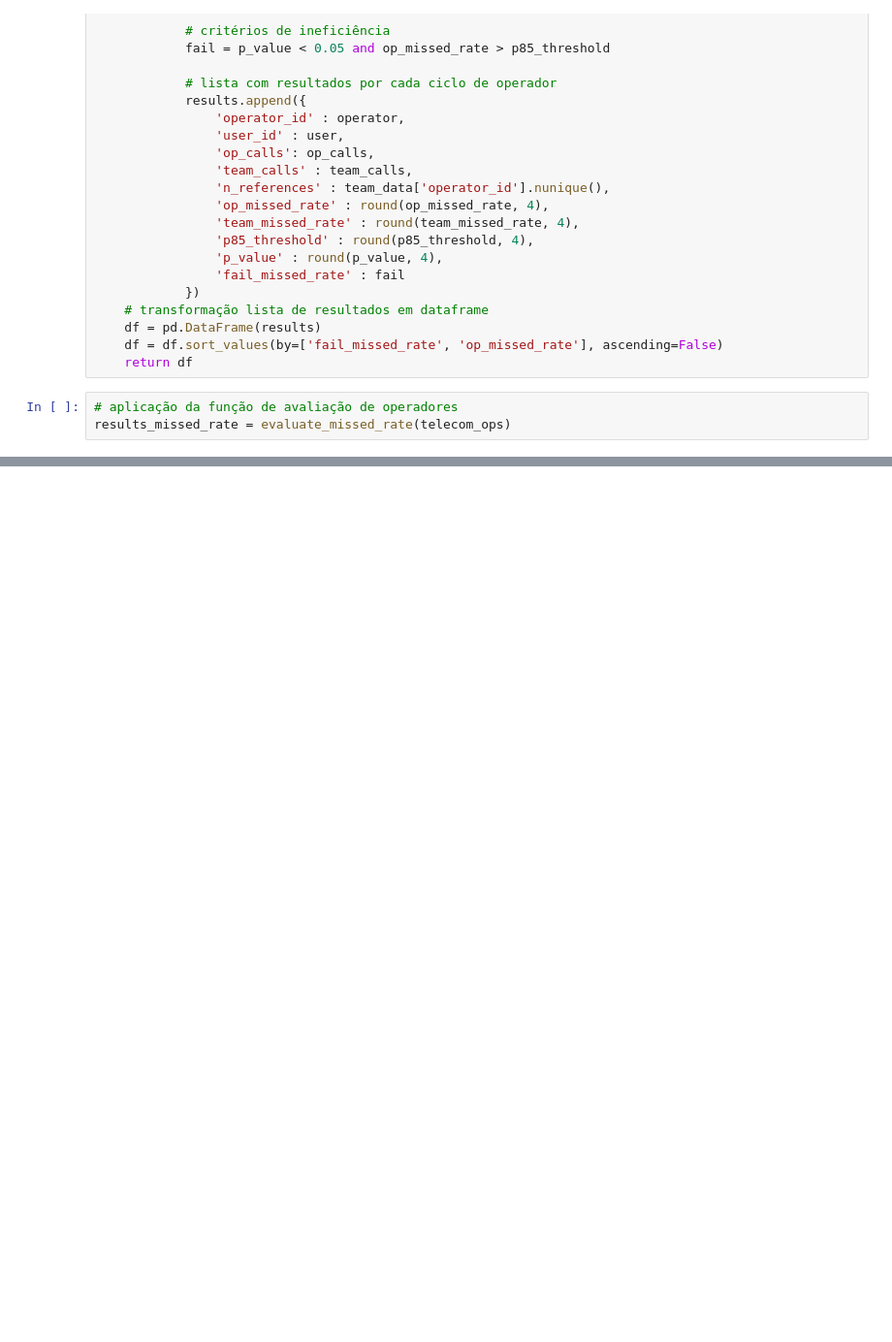
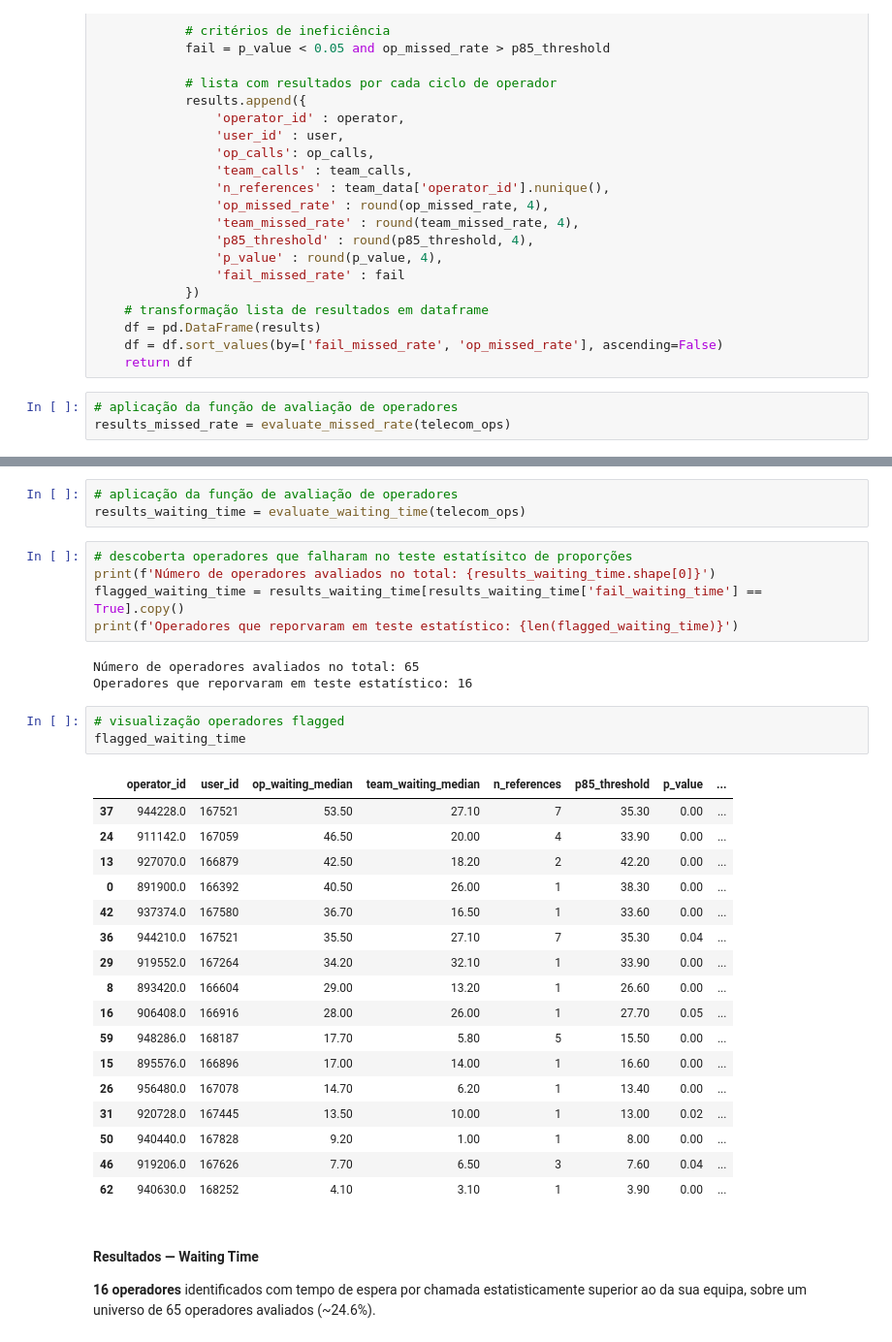
Before and after one commit to rodriguesbrian/tt14_call_me_maybe_project, a Jupyter notebook: notebook/analysis.ipynb, the cells around one changed output, grey strips where cells are left out. Shown at 97% size. Cells and saved outputs as stored; diff of their text form; blank space fills up the shorter version.

```diff
--- a/notebook/analysis.ipynb
+++ b/notebook/analysis.ipynb
@@ -1162,0 +1258,36 @@ Cada um dos 4 operadores flagged pertence a uma empresa distinta — não há ev
+# %%
+# aplicação da função de avaliação de operadores
+results_waiting_time = evaluate_waiting_time(telecom_ops)
+# %%
+# descoberta operadores que falharam no teste estatísitco de proporções
+print(f'Número de operadores avaliados no total: {results_waiting_time.shape[0]}')
+flagged_waiting_time = results_waiting_time[results_waiting_time['fail_waiting_time'] == True].copy()
+print(f'Operadores que reporvaram em teste estatístico: {len(flagged_waiting_time)}')
+# %% [output]
+Número de operadores avaliados no total: 65
+Operadores que reporvaram em teste estatístico: 16
+# %%
+# visualização operadores flagged
+flagged_waiting_time
+# %% [output]
+|  | operator_id | user_id | op_waiting_median | team_waiting_median | n_references | p85_threshold | p_value | ... |
+| 37 | 944228.0 | 167521 | 53.50 | 27.10 | 7 | 35.30 | 0.00 | ... |
+| 24 | 911142.0 | 167059 | 46.50 | 20.00 | 4 | 33.90 | 0.00 | ... |
+| 13 | 927070.0 | 166879 | 42.50 | 18.20 | 2 | 42.20 | 0.00 | ... |
+| 0 | 891900.0 | 166392 | 40.50 | 26.00 | 1 | 38.30 | 0.00 | ... |
+| 42 | 937374.0 | 167580 | 36.70 | 16.50 | 1 | 33.60 | 0.00 | ... |
+| 36 | 944210.0 | 167521 | 35.50 | 27.10 | 7 | 35.30 | 0.04 | ... |
+| 29 | 919552.0 | 167264 | 34.20 | 32.10 | 1 | 33.90 | 0.00 | ... |
+| 8 | 893420.0 | 166604 | 29.00 | 13.20 | 1 | 26.60 | 0.00 | ... |
+| 16 | 906408.0 | 166916 | 28.00 | 26.00 | 1 | 27.70 | 0.05 | ... |
+| 59 | 948286.0 | 168187 | 17.70 | 5.80 | 5 | 15.50 | 0.00 | ... |
+| 15 | 895576.0 | 166896 | 17.00 | 14.00 | 1 | 16.60 | 0.00 | ... |
+| 26 | 956480.0 | 167078 | 14.70 | 6.20 | 1 | 13.40 | 0.00 | ... |
+| 31 | 920728.0 | 167445 | 13.50 | 10.00 | 1 | 13.00 | 0.02 | ... |
+| 50 | 940440.0 | 167828 | 9.20 | 1.00 | 1 | 8.00 | 0.00 | ... |
+| 46 | 919206.0 | 167626 | 7.70 | 6.50 | 3 | 7.60 | 0.04 | ... |
+| 62 | 940630.0 | 168252 | 4.10 | 3.10 | 1 | 3.90 | 0.00 | ... |
+# %% [markdown]
+#### Resultados — Waiting Time
+
+**16 operadores** identificados com tempo de espera por chamada estatisticamente superior ao da sua equipa, sobre um universo de 65 operadores avaliados (~24.6%).
```
Also changed, not shown: parts of 29 cells of this notebook.
